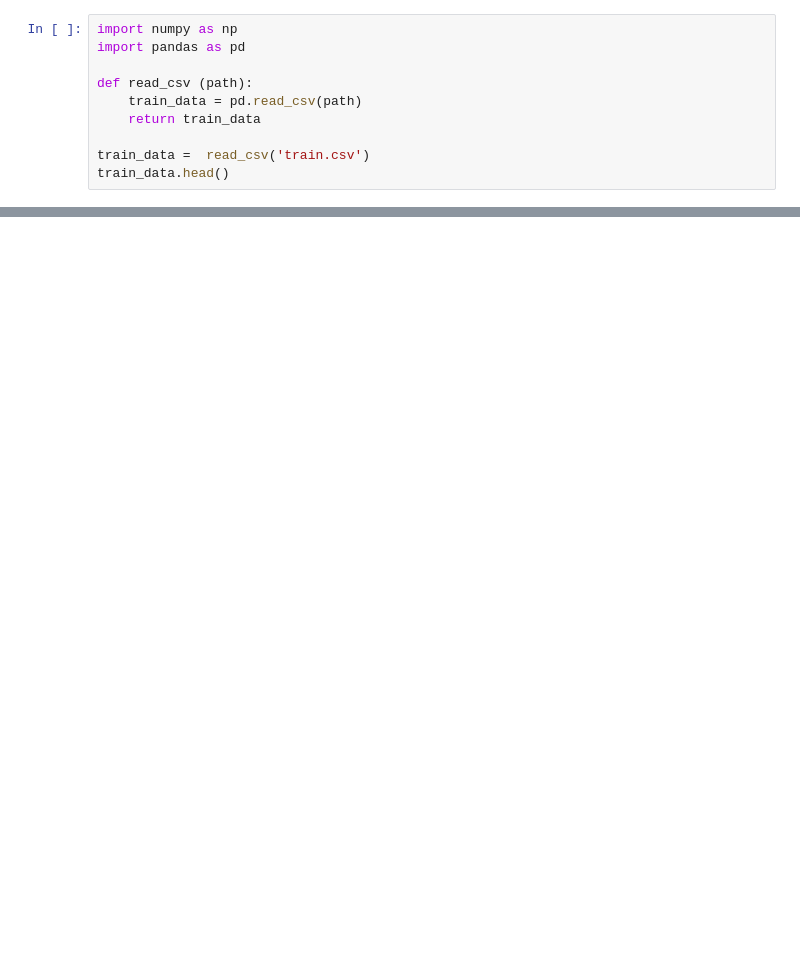
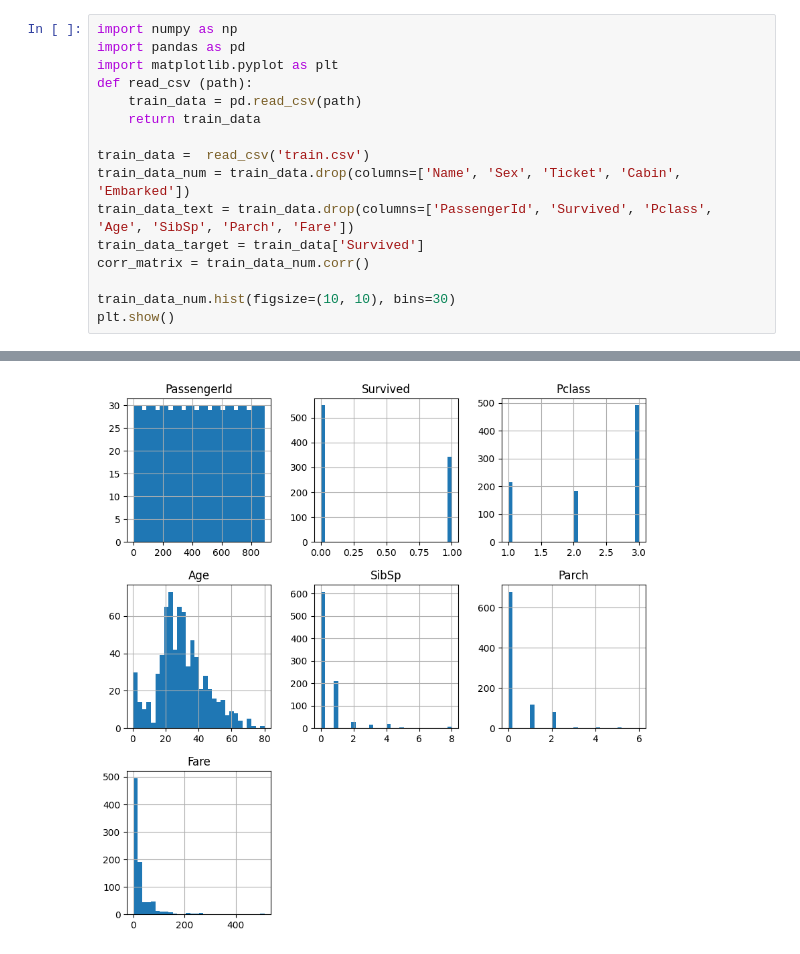
Before and after one commit to SiL3nTL00p/kaggle_models, a Jupyter notebook: titanic_problem/titanic_problem.ipynb, the cells around one changed output, grey strips where cells are left out. Drawn from its saved outputs; the diff is of its cells as text; blank space fills up the shorter version.

```diff
--- a/titanic_problem/titanic_problem.ipynb
+++ b/titanic_problem/titanic_problem.ipynb
@@ -1,11 +1,17 @@
 # %%
 import numpy as np
 import pandas as pd
-
+import matplotlib.pyplot as plt
 def read_csv (path):
     train_data = pd.read_csv(path)
     return train_data
 
 train_data =  read_csv('train.csv')
-train_data.head()
+train_data_num = train_data.drop(columns=['Name', 'Sex', 'Ticket', 'Cabin', 'Embarked'])
+train_data_text = train_data.drop(columns=['PassengerId', 'Survived', 'Pclass', 'Age', 'SibSp', 'Parch', 'Fare'])
+train_data_target = train_data['Survived']
+corr_matrix = train_data_num.corr()
+
+train_data_num.hist(figsize=(10, 10), bins=30)
+plt.show()
 # %% [output]
@@ -17,0 +18 @@ train_data.head()
+[figure, added]
```
Also changed, not shown: parts of 1 cell of this notebook.
